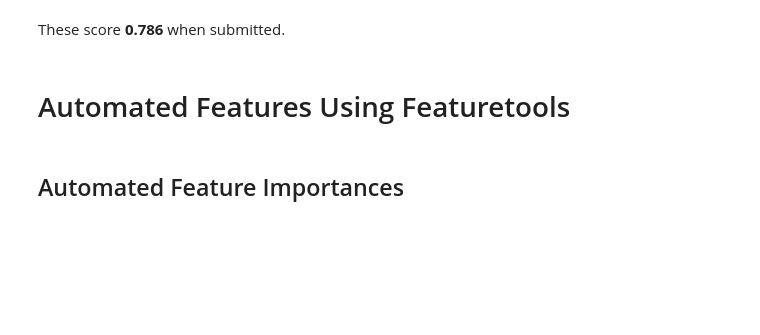
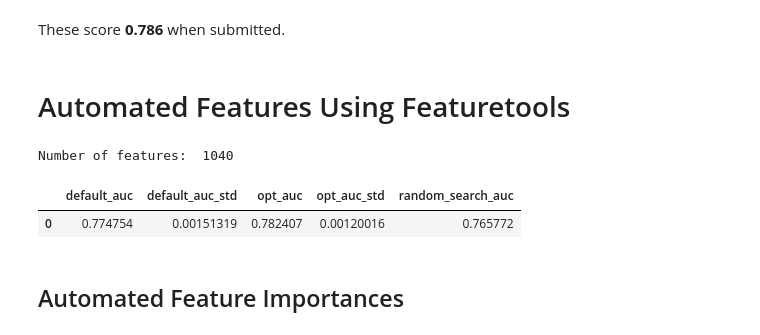
Before and after one commit to alteryx/Automated-Manual-Comparison, a Jupyter notebook: kaggle_home_credit/notebooks/Results.ipynb, the cells around one changed output. Cells and saved outputs as stored; diff of their text form; code cells hidden in the pictures; blank space fills up the shorter version.

```diff
--- a/kaggle_home_credit/notebooks/Results.ipynb
+++ b/kaggle_home_credit/notebooks/Results.ipynb
@@ -114,11 +156,15 @@ These score __0.786__ when submitted.
 # %% [markdown]
 # Automated Features Using Featuretools
 # %%
-fm = pd.read_csv('../input/feature_matrix_selected.csv')
+fm = pd.read_csv('../input/feature_matrix_select.csv')
 hyp_results = pd.read_csv('../results/rs_feature_matrix_sample_finished.csv', index_col=0)
 
 results, feature_importances, submission = evaluate(fm, hyp_results)
 results
+# %% [output]
+Number of features:  1040
+|  | default_auc | default_auc_std | opt_auc | opt_auc_std | random_search_auc |
+| 0 | 0.774754 | 0.00151319 | 0.782407 | 0.00120016 | 0.765772 |
 # %% [markdown]
 ## Automated Feature Importances
 # %%
```
Also changed, not shown: parts of 8 cells of this notebook.
